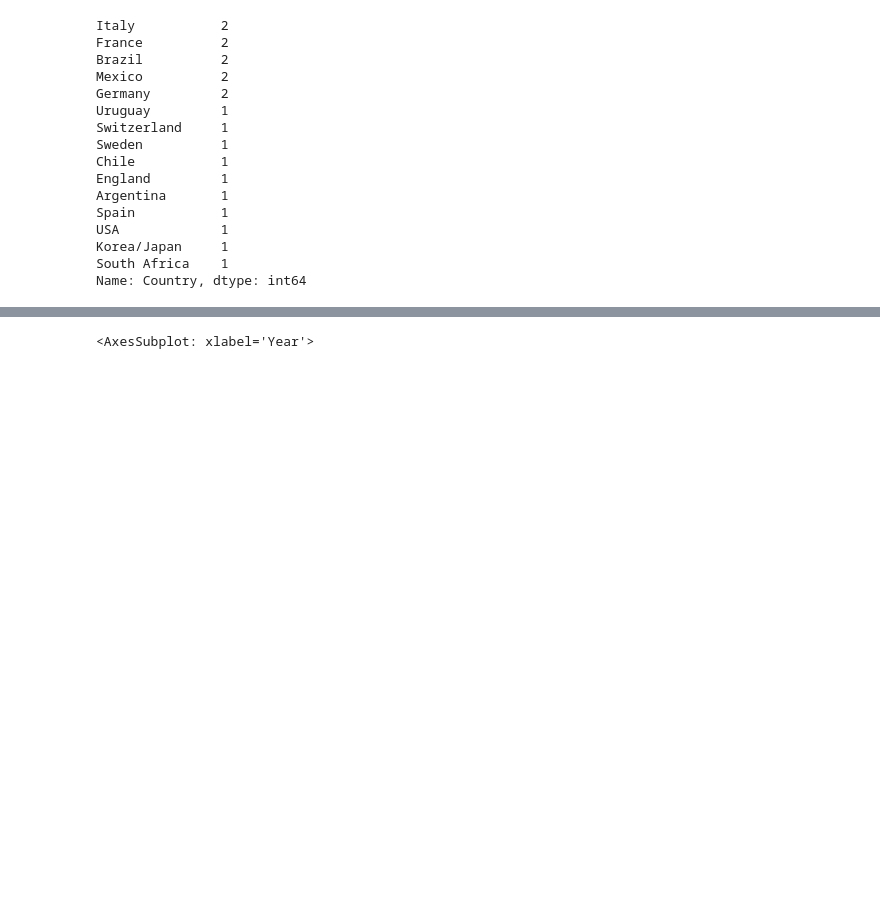
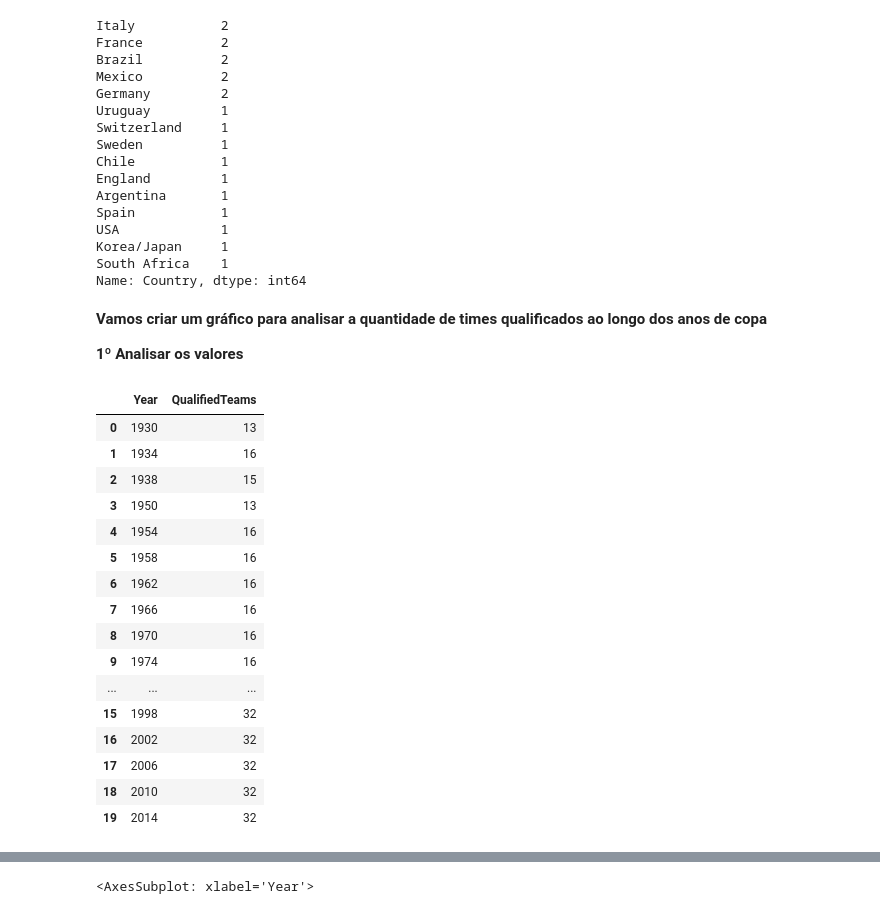
Before and after one commit to Hugox96/Analise_Copas, a Jupyter notebook: Copa.ipynb, the cells around one changed output, grey strips where cells are left out. Saved outputs shown, nothing was run; the diff lists cells and outputs as text; code cells hidden in the pictures; blank space fills up the shorter version.

```diff
--- a/Copa.ipynb
+++ b/Copa.ipynb
@@ -46,3 +41,28 @@ USA             1
 Korea/Japan     1
 South Africa    1
 Name: Country, dtype: int64
+# %% [markdown]
+**Vamos criar um gráfico para analisar a quantidade de times qualificados ao longo dos anos de copa**
+
+**1º Analisar os valores**
+# %%
+teams = copa[["Year", "QualifiedTeams"]].sort_values(by="Year")
+teams
+# %% [output]
+|  | Year | QualifiedTeams |
+| 0 | 1930 | 13 |
+| 1 | 1934 | 16 |
+| 2 | 1938 | 15 |
+| 3 | 1950 | 13 |
+| 4 | 1954 | 16 |
+| 5 | 1958 | 16 |
+| 6 | 1962 | 16 |
+| 7 | 1966 | 16 |
+| 8 | 1970 | 16 |
+| 9 | 1974 | 16 |
+| ... | ... | ... |
+| 15 | 1998 | 32 |
+| 16 | 2002 | 32 |
+| 17 | 2006 | 32 |
+| 18 | 2010 | 32 |
+| 19 | 2014 | 32 |
```
Also changed, not shown: parts of 4 cells of this notebook.
